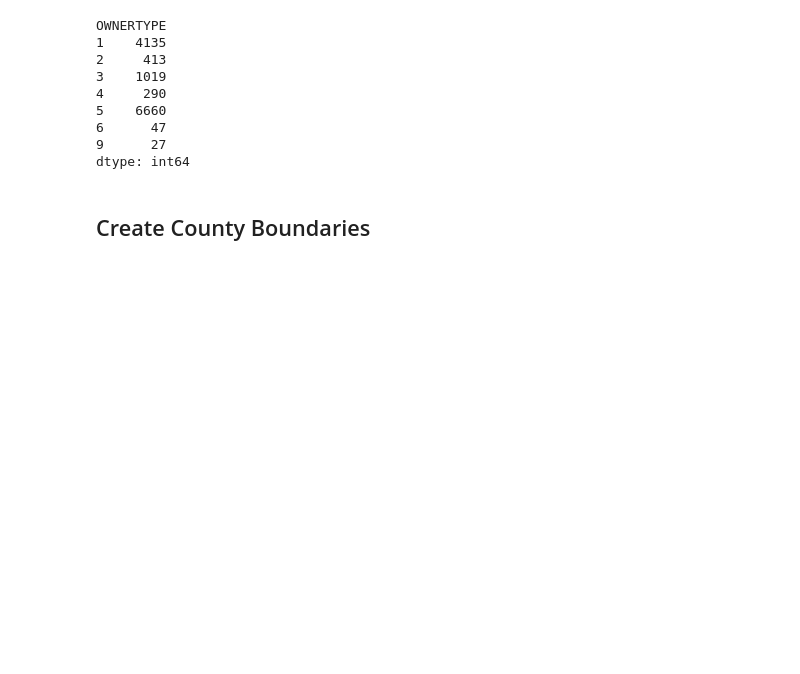
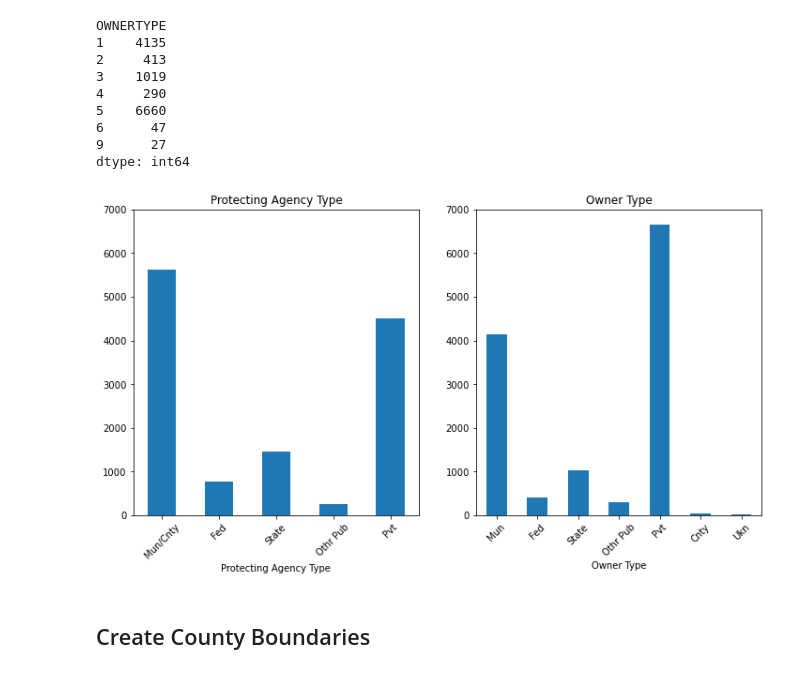
Before and after one commit to HKuz/Environmental_Mapping, a Jupyter notebook: Data_Extraction.ipynb, the cells around one changed output. Drawn from its saved outputs; the diff is of its cells as text; code cells hidden in the pictures; blank space fills up the shorter version.

Commit message:
feat: add bar charts for owner vs protector types

```diff
--- a/Data_Extraction.ipynb
+++ b/Data_Extraction.ipynb
@@ -216,7 +216,8 @@ Datum: North American Datum 1983
 5 Private
 """
 
-public.groupby('PPAGENTYPE').size()
+protector = public.groupby('PPAGENTYPE').size()
+protector
 # %% [output]
 PPAGENTYPE
 1    5612
@@ -236,7 +237,8 @@ dtype: int64
 6 County
 9 Uknown
 """
-public.groupby('OWNERTYPE').size()
+owner = public.groupby('OWNERTYPE').size()
+owner
 # %% [output]
 OWNERTYPE
 1    4135
@@ -252,3 +252,26 @@ dtype: int64
+# %%
+# Create subplots
+fig, ax = plt.subplots(nrows=1, ncols=2, figsize=(12, 6));
+
+# Plot the Protecting Agency type
+protector.plot.bar(ax=ax[0]);
+ax[0].set_title('Protecting Agency Type');
+ax[0].set_xlabel('Protecting Agency Type');
+ax[0].set_xticks([0, 1, 2, 3, 4]);
+ax[0].set_xticklabels(['Mun/Cnty', 'Fed', 'State', 'Othr Pub', 'Pvt'],
+                      rotation=45);
+ax[0].set_ylim([0, 7000]);
+
+# Plot the Owner type
+owner.plot.bar(ax=ax[1]);
+ax[1].set_title('Owner Type');
+ax[1].set_xlabel('Owner Type');
+ax[1].set_xticks([0, 1, 2, 3, 4, 5, 6]);
+ax[1].set_xticklabels(['Mun', 'Fed', 'State', 'Othr Pub', 'Pvt', 'Cnty', 'Ukn'],
+                      rotation=45);
+ax[1].set_ylim([0, 7000]);
+# %% [output]
+[figure, added]
 # %% [markdown]
 ## Create County Boundaries
 # %%
```
Also changed, not shown: parts of 13 cells of this notebook.
